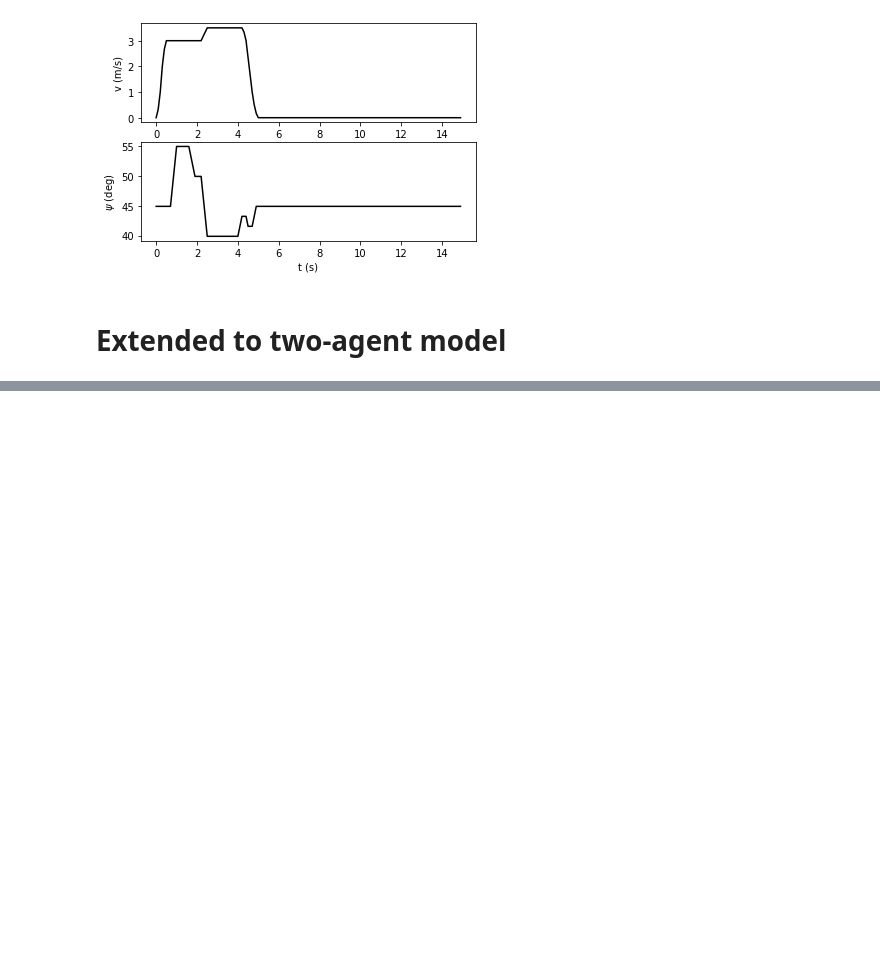
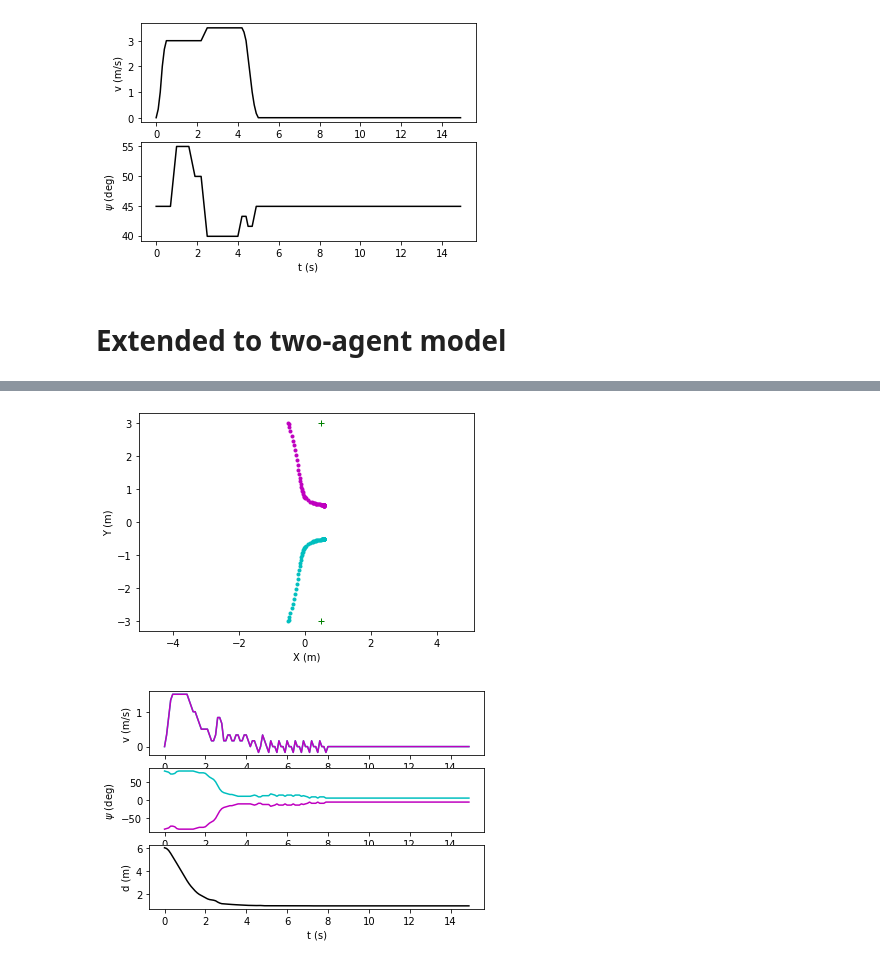
Before and after one commit to gmarkkula/COMMOTIONSFramework, a Jupyter notebook: First simple test.ipynb, the cells around one changed output, grey strips where cells are left out. Cells and saved outputs as stored; diff of their text form; code cells hidden in the pictures; blank space fills up the shorter version.

```diff
--- a/First simple test.ipynb
+++ b/First simple test.ipynb
@@ -65,0 +69,7 @@ multiple_agents.run_simulation(pos_agents, pos_goals, speed_agents = 1.5)
+# %%
+pos_agents = np.array([[-.5, -3], [-.5, 3]])
+pos_goals = np.array([[.5, 3], [.5, -3]])
+multiple_agents.run_simulation(pos_agents, pos_goals)
+# %% [output]
+[figure, added]
+[figure, added]
```
Also changed, not shown: parts of 7 cells of this notebook, 1 other file.
